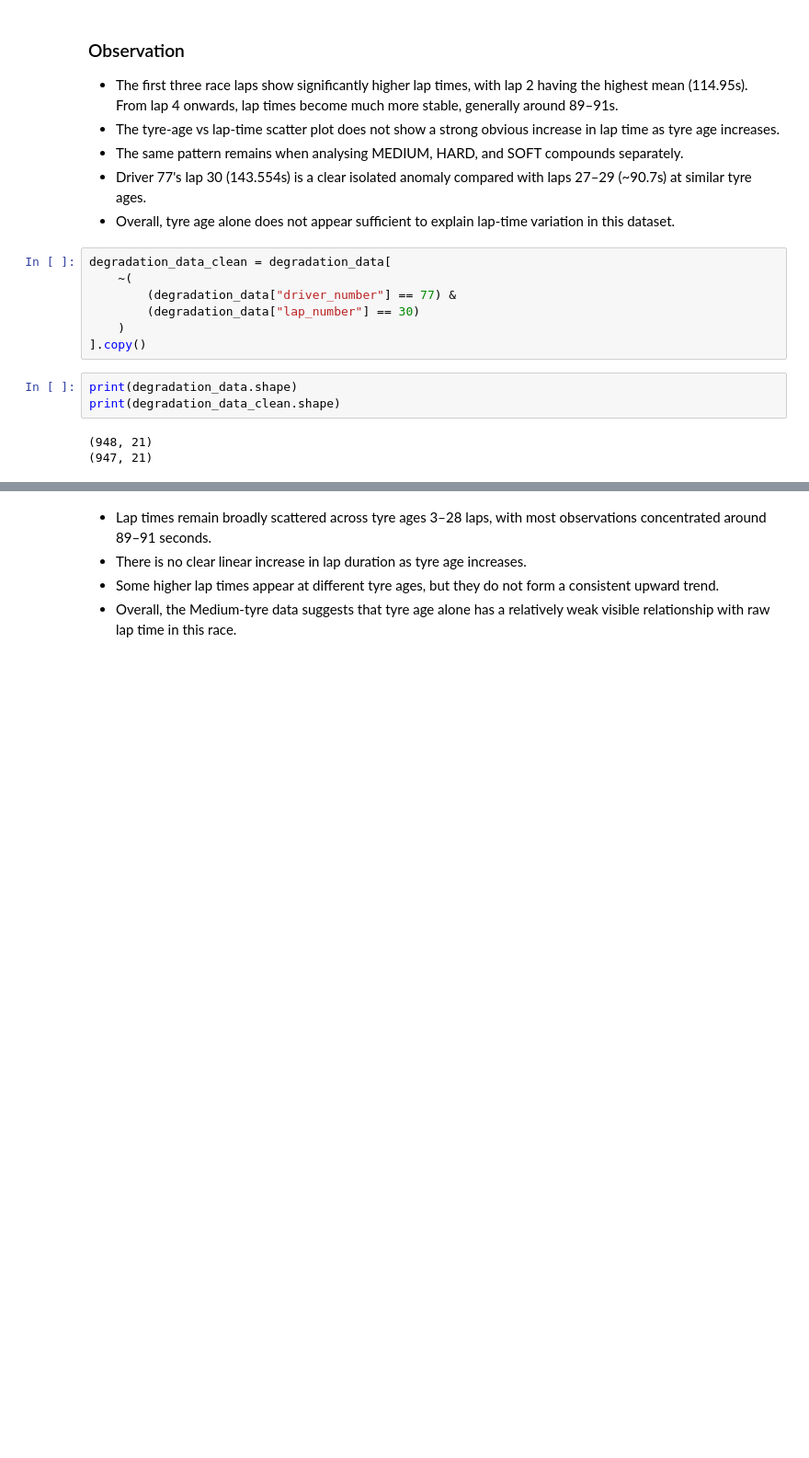
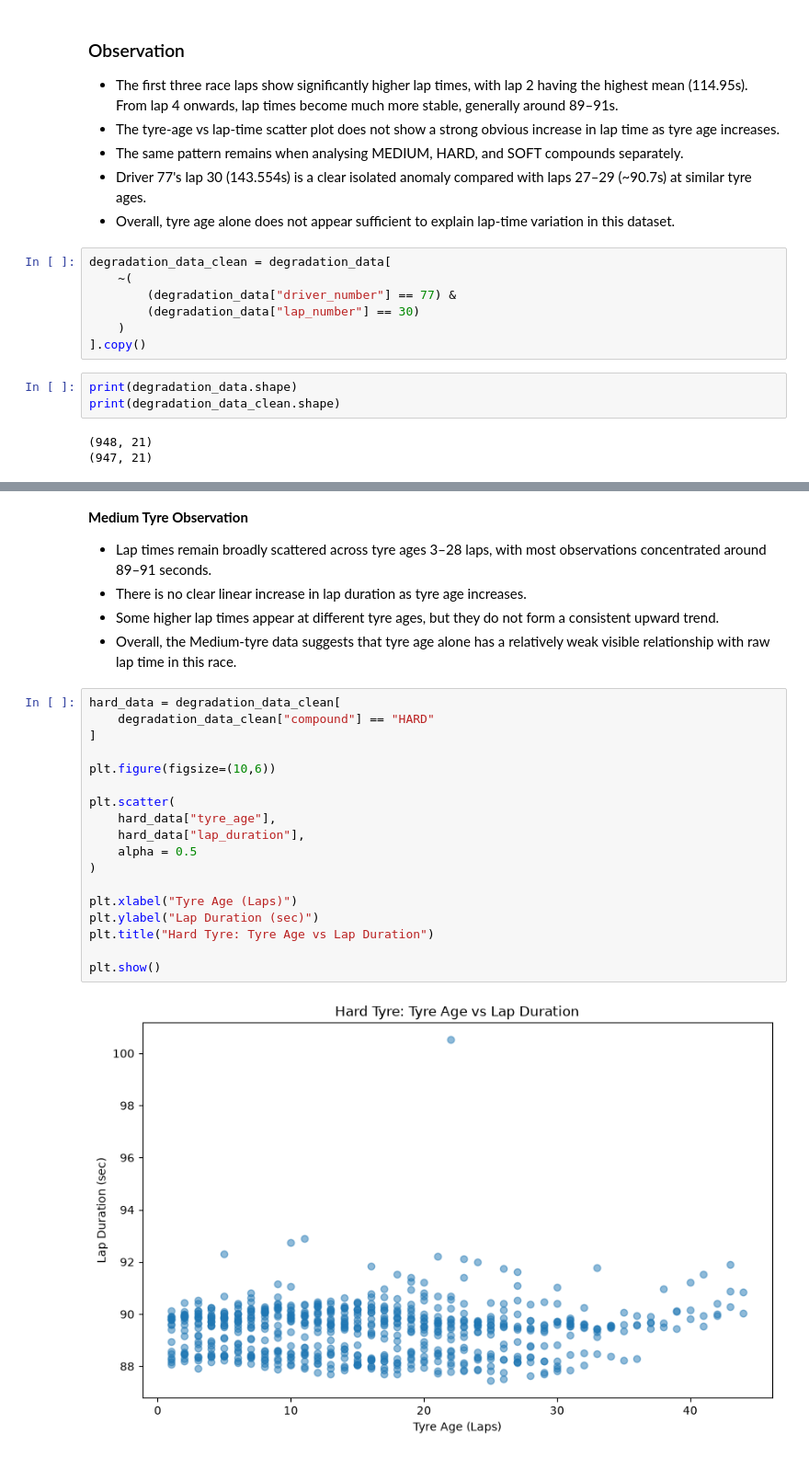
Before and after one commit to usma414/F1-Race-Intelligence-System, a Jupyter notebook: notebooks/01_initial_data_exploration.ipynb, the cells around one changed output, grey strips where cells are left out. Shown at 92% size. Cells and saved outputs as stored; diff of their text form; blank space fills up the shorter version.

Commit message:
Soft/Medium/Hard Tyres Observations

```diff
--- a/notebooks/01_initial_data_exploration.ipynb
+++ b/notebooks/01_initial_data_exploration.ipynb
@@ -1371,7 +1371,28 @@ plt.show()
 # %% [output]
 [figure]
 # %% [markdown]
+**Medium Tyre Observation**
 - Lap times remain broadly scattered across tyre ages 3–28 laps, with most observations concentrated around 89–91 seconds.
 - There is no clear linear increase in lap duration as tyre age increases.
 - Some higher lap times appear at different tyre ages, but they do not form a consistent upward trend.
 - Overall, the Medium-tyre data suggests that tyre age alone has a relatively weak visible relationship with raw lap time in this race.
+# %%
+hard_data = degradation_data_clean[
+    degradation_data_clean["compound"] == "HARD"
+]
+
+plt.figure(figsize=(10,6))
+
+plt.scatter(
+    hard_data["tyre_age"],
+    hard_data["lap_duration"],
+    alpha = 0.5
+)
+
+plt.xlabel("Tyre Age (Laps)")
+plt.ylabel("Lap Duration (sec)")
+plt.title("Hard Tyre: Tyre Age vs Lap Duration")
+
+plt.show()
+# %% [output]
+[figure, added]
```
Also changed, not shown: parts of 8 cells of this notebook.
